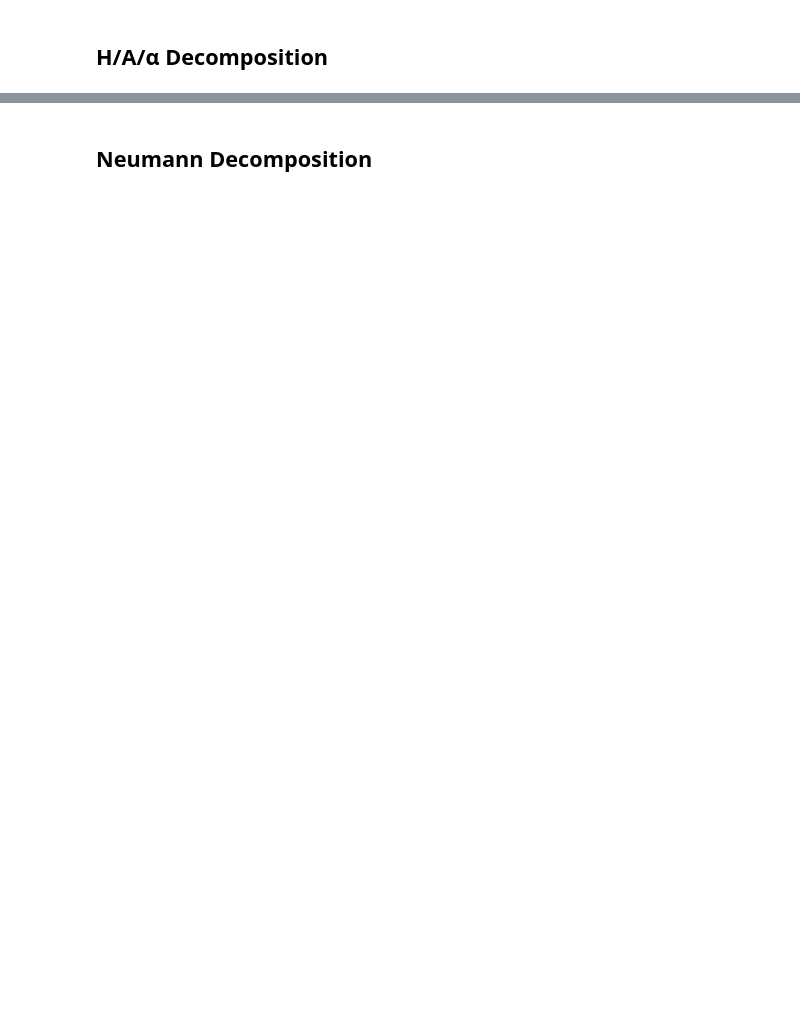
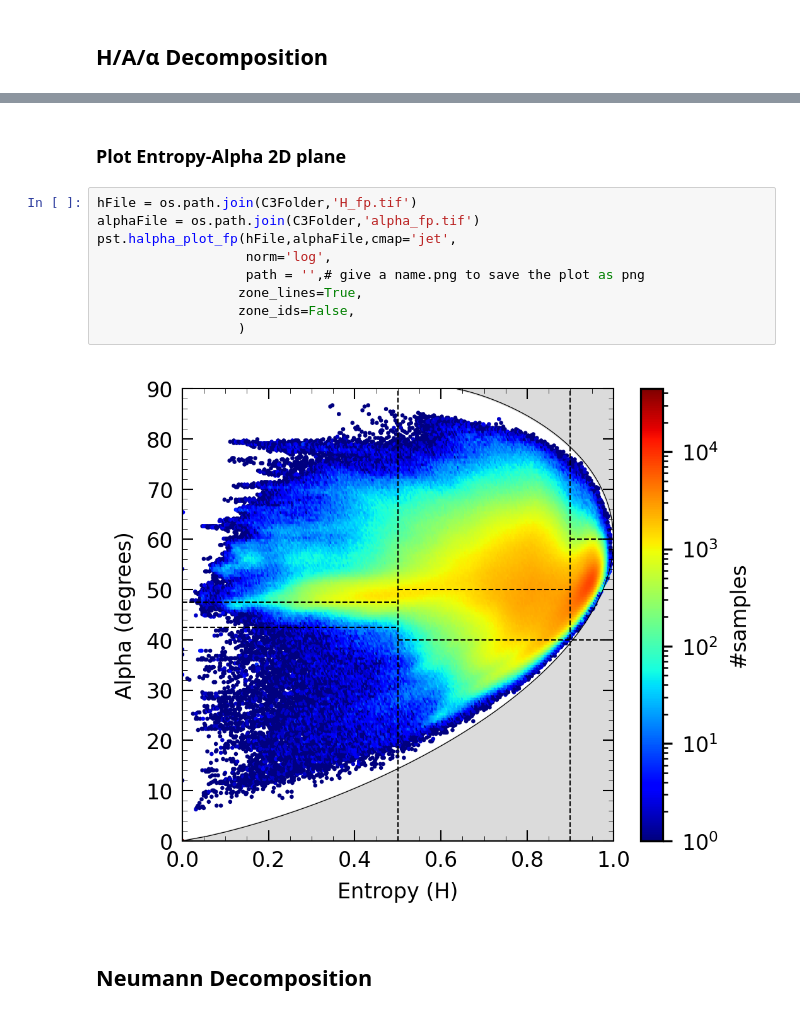
Before and after one commit to polsartools/polsartools-tutorials, a Jupyter notebook: jupyter-notebooks/UAVSAR_GRD_pol_decompositions.ipynb, the cells around one changed output, grey strips where cells are left out. Drawn from its saved outputs; the diff is of its cells as text; blank space fills up the shorter version.

```diff
--- a/jupyter-notebooks/UAVSAR_GRD_pol_decompositions.ipynb
+++ b/jupyter-notebooks/UAVSAR_GRD_pol_decompositions.ipynb
@@ -192,3 +195,16 @@ Execution time for halphafp: 149.20 seconds
+# %% [markdown]
+### Plot Entropy-Alpha 2D plane
+# %%
+hFile = os.path.join(C3Folder,'H_fp.tif')
+alphaFile = os.path.join(C3Folder,'alpha_fp.tif')
+pst.halpha_plot_fp(hFile,alphaFile,cmap='jet',
+                   norm='log',
+                   path = '',# give a name.png to save the plot as png
+                  zone_lines=True,
+                  zone_ids=False,
+                  )
+# %% [output]
+[figure, added]
 # %% [markdown]
 ## Neumann Decomposition
 # %%
```
Also changed, not shown: parts of 12 cells of this notebook.
